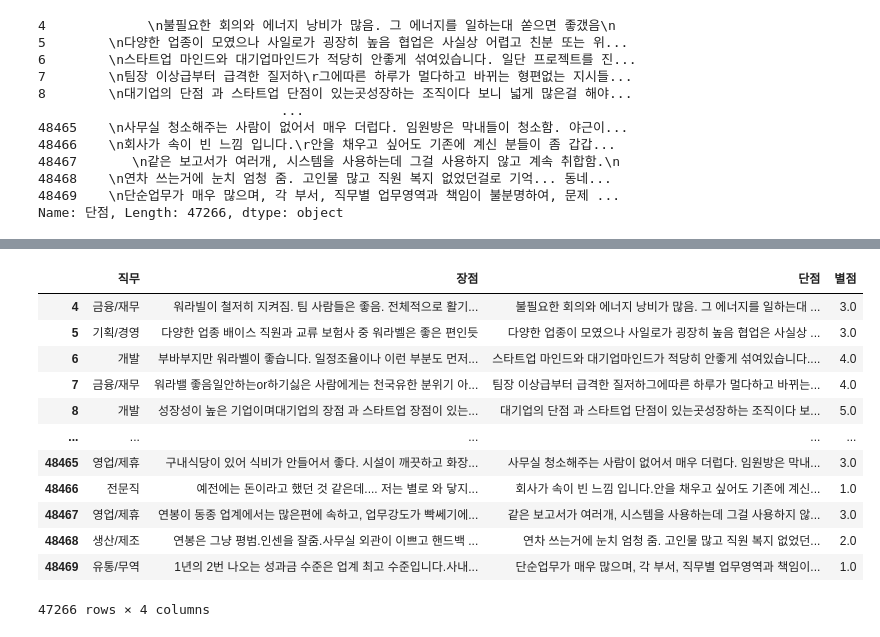
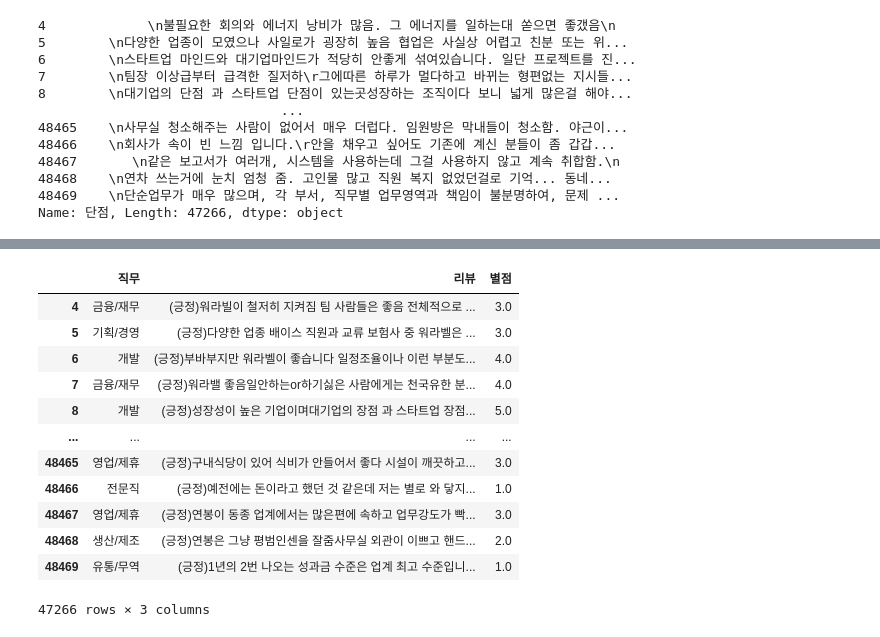
Before and after one commit to irina0627/TextminingProject, a Jupyter notebook: review_sentiment/preprocessing.ipynb, the cells around one changed output, grey strips where cells are left out. Cells and saved outputs as stored; diff of their text form; code cells hidden in the pictures.

```diff
--- a/review_sentiment/preprocessing.ipynb
+++ b/review_sentiment/preprocessing.ipynb
@@ -110,0 +134,3 @@ review_df['요약'] = review_df['요약'].str.replace("\t","")
+# %%
+review_df['장점']= review_df['장점'].str.replace(pat=r'[^\w]',repl=r' ',regex=True)
+review_df['단점']= review_df['단점'].str.replace(pat=r'[^\w]',repl=r' ',regex=True)
@@ -110,0 +179,3 @@ review_df['요약'] = review_df['요약'].str.replace("\t","")
+# %%
+review_df['장점'] = "(긍정)" + review_df['장점'].map(str) + ". " +  "(/긍정)"
+review_df
@@ -110,0 +201,3 @@ review_df['요약'] = review_df['요약'].str.replace("\t","")
+# %%
+review_df['단점'] = "(부정)" + review_df['단점'].map(str) + ". " +  "(/부정)"
+review_df
@@ -110,0 +223,3 @@ review_df['요약'] = review_df['요약'].str.replace("\t","")
+# %%
+review_df['리뷰'] = review_df['장점'].map(str) + ". " + review_df['단점'].map(str)
+review_df
@@ -111,17 +245,17 @@ review_df['요약'] = review_df['요약'].str.replace("\t","")
 # %%
-review_df_new = review_df[['직무', '장점', '단점','별점']]
+review_df_new = review_df[['직무', '리뷰','별점']]
 review_df_new
 # %% [output]
-|  | 직무 | 장점 | 단점 | 별점 |
-| 4 | 금융/재무 | 워라빌이 철저히 지켜짐. 팀 사람들은 좋음. 전체적으로 활기... | 불필요한 회의와 에너지 낭비가 많음. 그 에너지를 일하는대 ... | 3.0 |
-| 5 | 기획/경영 | 다양한 업종 배이스 직원과 교류 보험사 중 워라벨은 좋은 편인듯 | 다양한 업종이 모였으나 사일로가 굉장히 높음 협업은 사실상 ... | 3.0 |
-| 6 | 개발 | 부바부지만 워라벨이 좋습니다. 일정조율이나 이런 부분도 먼저... | 스타트업 마인드와 대기업마인드가 적당히 안좋게 섞여있습니다.... | 4.0 |
-| 7 | 금융/재무 | 워라밸 좋음일안하는or하기싫은 사람에게는 천국유한 분위기 아... | 팀장 이상급부터 급격한 질저하그에따른 하루가 멀다하고 바뀌는... | 4.0 |
-| 8 | 개발 | 성장성이 높은 기업이며대기업의 장점 과 스타트업 장점이 있는... | 대기업의 단점 과 스타트업 단점이 있는곳성장하는 조직이다 보... | 5.0 |
-| ... | ... | ... | ... | ... |
-| 48465 | 영업/제휴 | 구내식당이 있어 식비가 안들어서 좋다. 시설이 깨끗하고 화장... | 사무실 청소해주는 사람이 없어서 매우 더럽다. 임원방은 막내... | 3.0 |
-| 48466 | 전문직 | 예전에는 돈이라고 했던 것 같은데.... 저는 별로 와 닿지... | 회사가 속이 빈 느낌 입니다.안을 채우고 싶어도 기존에 계신... | 1.0 |
-| 48467 | 영업/제휴 | 연봉이 동종 업계에서는 많은편에 속하고, 업무강도가 빡쎄기에... | 같은 보고서가 여러개, 시스템을 사용하는데 그걸 사용하지 않... | 3.0 |
-| 48468 | 생산/제조 | 연봉은 그냥 평범.인센을 잘줌.사무실 외관이 이쁘고 핸드백 ... | 연차 쓰는거에 눈치 엄청 줌. 고인물 많고 직원 복지 없었던... | 2.0 |
-| 48469 | 유통/무역 | 1년의 2번 나오는 성과금 수준은 업계 최고 수준입니다.사내... | 단순업무가 매우 많으며, 각 부서, 직무별 업무영역과 책임이... | 1.0 |
+|  | 직무 | 리뷰 | 별점 |
+| 4 | 금융/재무 | (긍정)워라빌이 철저히 지켜짐 팀 사람들은 좋음 전체적으로 ... | 3.0 |
+| 5 | 기획/경영 | (긍정)다양한 업종 배이스 직원과 교류 보험사 중 워라벨은 ... | 3.0 |
+| 6 | 개발 | (긍정)부바부지만 워라벨이 좋습니다 일정조율이나 이런 부분도... | 4.0 |
+| 7 | 금융/재무 | (긍정)워라밸 좋음일안하는or하기싫은 사람에게는 천국유한 분... | 4.0 |
+| 8 | 개발 | (긍정)성장성이 높은 기업이며대기업의 장점 과 스타트업 장점... | 5.0 |
+| ... | ... | ... | ... |
+| 48465 | 영업/제휴 | (긍정)구내식당이 있어 식비가 안들어서 좋다 시설이 깨끗하고... | 3.0 |
+| 48466 | 전문직 | (긍정)예전에는 돈이라고 했던 것 같은데 저는 별로 와 닿지... | 1.0 |
+| 48467 | 영업/제휴 | (긍정)연봉이 동종 업계에서는 많은편에 속하고 업무강도가 빡... | 3.0 |
+| 48468 | 생산/제조 | (긍정)연봉은 그냥 평범인센을 잘줌사무실 외관이 이쁘고 핸드... | 2.0 |
+| 48469 | 유통/무역 | (긍정)1년의 2번 나오는 성과금 수준은 업계 최고 수준입니... | 1.0 |
-47266 rows × 4 columns
+47266 rows × 3 columns
```
Also changed, not shown: parts of 26 cells of this notebook, 13 other files.
